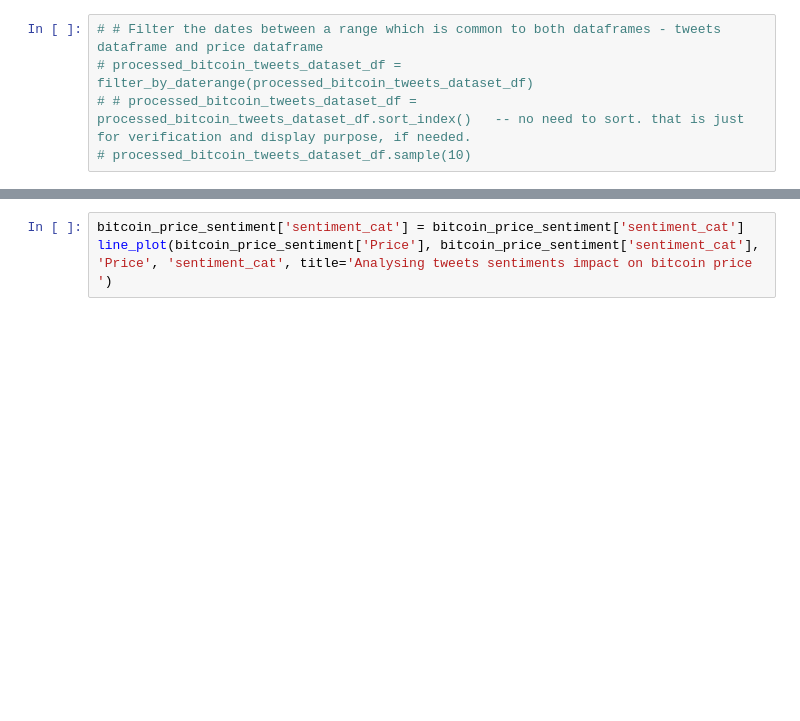
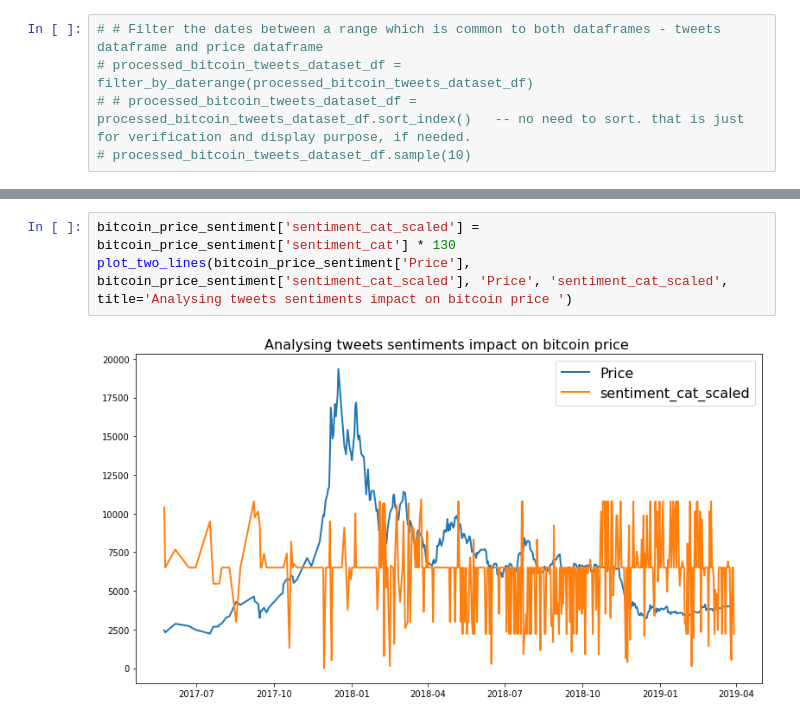
Before and after one commit to sachin376/learning-bigdata-project3-crypto_tweets_analysis, a Jupyter notebook: Project_crypto_tweets_analysis_v1.ipynb, the cells around one changed output, grey strips where cells are left out. Saved outputs shown, nothing was run; the diff lists cells and outputs as text; blank space fills up the shorter version.

```diff
--- a/Project_crypto_tweets_analysis_v1.ipynb
+++ b/Project_crypto_tweets_analysis_v1.ipynb
@@ -425,3 +576,5 @@ bitcoin_price_sentiment
 # %%
-bitcoin_price_sentiment['sentiment_cat'] = bitcoin_price_sentiment['sentiment_cat']
-line_plot(bitcoin_price_sentiment['Price'], bitcoin_price_sentiment['sentiment_cat'], 'Price', 'sentiment_cat', title='Analysing tweets sentiments impact on bitcoin price ')
+bitcoin_price_sentiment['sentiment_cat_scaled'] = bitcoin_price_sentiment['sentiment_cat'] * 130
+plot_two_lines(bitcoin_price_sentiment['Price'], bitcoin_price_sentiment['sentiment_cat_scaled'], 'Price', 'sentiment_cat_scaled', title='Analysing tweets sentiments impact on bitcoin price ')
+# %% [output]
+[figure, added]
```
Also changed, not shown: parts of 27 cells of this notebook.
